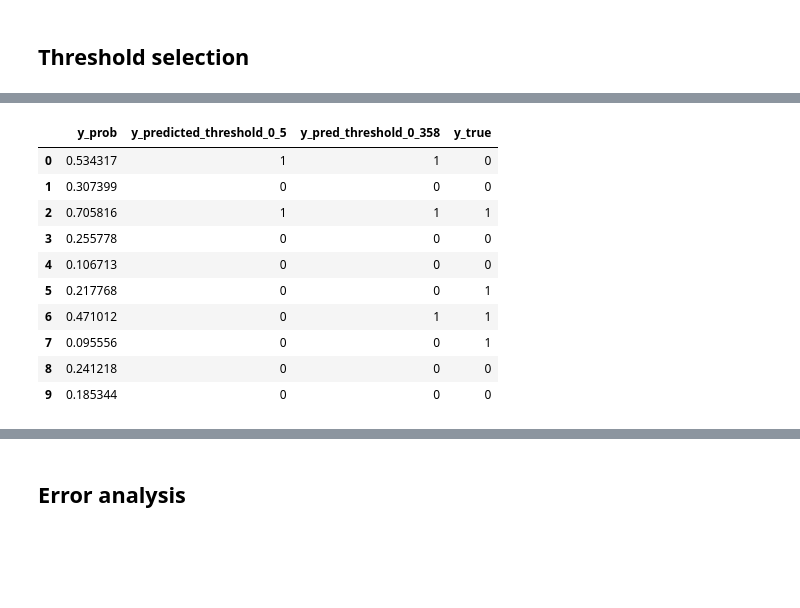
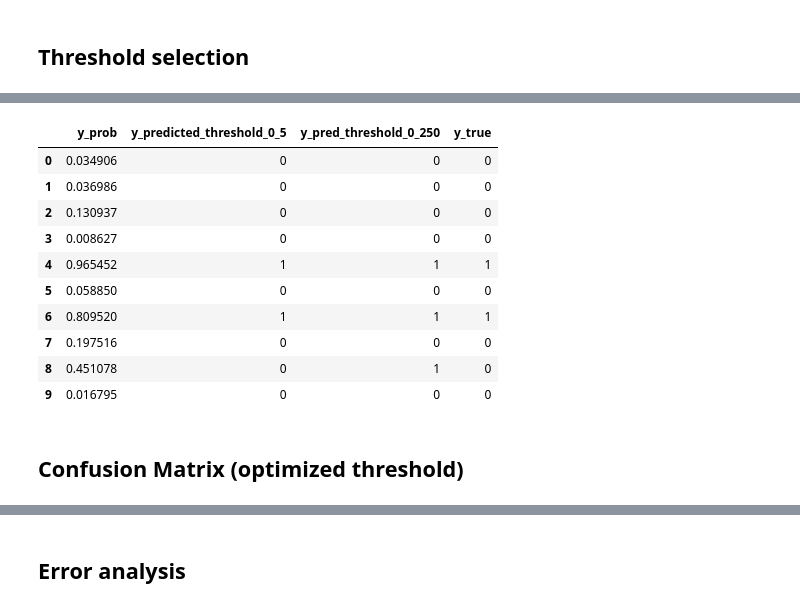
Before and after one commit to mamuschket-png/nlp-pipeline-for-disaster-tweet-classification, a Jupyter notebook: disaster_tweet_classification.ipynb, the cells around one changed output, grey strips where cells are left out. Cells and saved outputs as stored; diff of their text form; code cells hidden in the pictures; blank space fills up the shorter version.

```diff
--- a/disaster_tweet_classification.ipynb
+++ b/disaster_tweet_classification.ipynb
@@ -54,0 +91,4 @@ dtype: int64
+# %%
+# Remove duplicate tweets, keeping first occurrence
+df = df.drop_duplicates(subset="text", keep="first")
+print(f"Dataset size after removing duplicates: {df.shape}")
@@ -110,5 +155,7 @@ import re
 # Show tweets containing non-ASCII characters
 mask = df["text"].apply(lambda x: bool(re.search(r"[^\x00-\x7F]", x)))
 print(f"{mask.sum()} tweets contain non-ASCII characters")
+
+pd.set_option("display.max_colwidth", None)
 df[mask]["text"].head(10)
 # %% [output]
@@ -557,0 +639,37 @@ plt.show()
+# %%
+import matplotlib.pyplot as plt
+import numpy as np
+from sklearn.metrics import precision_recall_curve, classification_report
+
+# Get predicted probabilities for disaster class (label 1) on validation set
+y_prob = logistic_regression_tuned.predict_proba(X_val_tfidf)[:, 1]
+
+# Predictions at default threshold (0.5) on validation set
+y_pred = logistic_regression_tuned.predict(X_val_tfidf)
+
+# Compute precision and recall for all thresholds
+precision, recall, pr_thresholds = precision_recall_curve(y_val, y_prob)
+
+# Store precision, recall and thresholds as DataFrame for inspection
+pr_df = pd.DataFrame({
+    "threshold": pr_thresholds,
+    "precision": precision[:-1],
+    "recall": recall[:-1]
+})
+
+print(pr_df[(pr_df["recall"] >= 0.848) & (pr_df["recall"] <= 0.853)])
+print()
+
+# Plot Recall and Precision against threshold
+plt.figure(figsize=(8, 5))
+plt.plot(pr_thresholds, recall[:-1], label="Recall (Disaster Class)", color="steelblue")
+plt.plot(pr_thresholds, precision[:-1], label="Precision (Disaster Class)", color="tomato")
+plt.axvline(x=0.5, color="gray", linestyle="--", label="Default Threshold (0.5)")
+plt.axhline(y=0.85, color="green", linestyle="--", label="Target Recall (0.85)")
+plt.xlabel("Threshold")
+plt.ylabel("Score")
+plt.title("Precision and Recall vs. Classification Threshold")
+plt.legend()
+plt.tight_layout()
+plt.savefig("threshold_optimization.jpeg", dpi=150, bbox_inches="tight")
+plt.show()
@@ -608,23 +731,25 @@ Precision at selected threshold: 0.679
 # %%
 # Combine predicted probabilities and labels into a DataFrame for inspection
 pred_df = pd.DataFrame({
     "y_prob": y_prob,
     "y_predicted_threshold_0_5": y_pred,
     f"y_pred_threshold_{best_threshold:.3f}".replace(".", "_"): y_pred_optimized,
-    "y_true": y_test.values
+    "y_true": y_val.values
 })
 
 pred_df.head(10)
 # %% [output]
-|  | y_prob | y_predicted_threshold_0_5 | y_pred_threshold_0_358 | y_true |
-| 0 | 0.534317 | 1 | 1 | 0 |
-| 1 | 0.307399 | 0 | 0 | 0 |
-| 2 | 0.705816 | 1 | 1 | 1 |
-| 3 | 0.255778 | 0 | 0 | 0 |
-| 4 | 0.106713 | 0 | 0 | 0 |
-| 5 | 0.217768 | 0 | 0 | 1 |
-| 6 | 0.471012 | 0 | 1 | 1 |
-| 7 | 0.095556 | 0 | 0 | 1 |
-| 8 | 0.241218 | 0 | 0 | 0 |
-| 9 | 0.185344 | 0 | 0 | 0 |
+|  | y_prob | y_predicted_threshold_0_5 | y_pred_threshold_0_250 | y_true |
+| 0 | 0.034906 | 0 | 0 | 0 |
+| 1 | 0.036986 | 0 | 0 | 0 |
+| 2 | 0.130937 | 0 | 0 | 0 |
+| 3 | 0.008627 | 0 | 0 | 0 |
+| 4 | 0.965452 | 1 | 1 | 1 |
+| 5 | 0.058850 | 0 | 0 | 0 |
+| 6 | 0.809520 | 1 | 1 | 1 |
+| 7 | 0.197516 | 0 | 0 | 0 |
+| 8 | 0.451078 | 0 | 1 | 0 |
+| 9 | 0.016795 | 0 | 0 | 0 |
+# %% [markdown]
+## Confusion Matrix (optimized threshold)
 # %%
```
Also changed, not shown: parts of 63 cells of this notebook, 1 other file.
